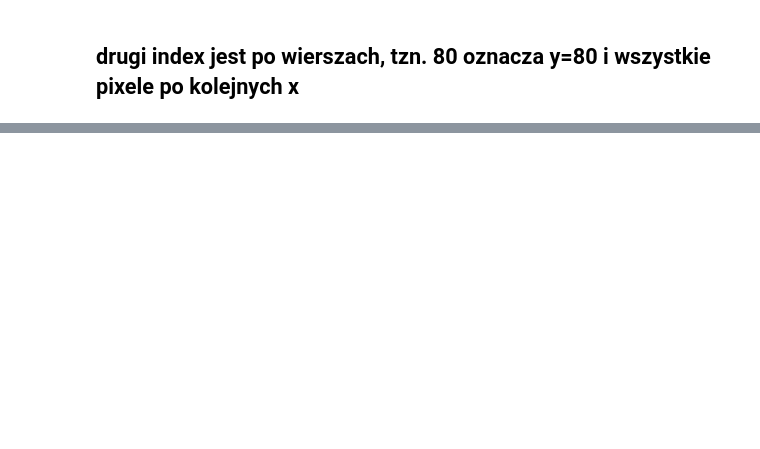
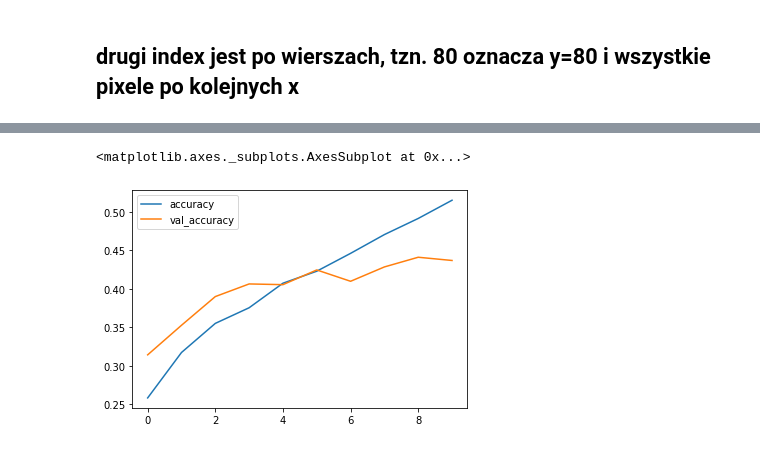
Before and after one commit to j-gorzala/PA-projekt, a Jupyter notebook: PA_projekt.ipynb, the cells around one changed output, grey strips where cells are left out. Cells and saved outputs as stored; diff of their text form; code cells hidden in the pictures; blank space fills up the shorter version.

```diff
--- a/PA_projekt.ipynb
+++ b/PA_projekt.ipynb
@@ -168,6 +187,8 @@ Images/n02110958-pug/n02110958_11870.jpg
 # %%
-train_labels = np.array([breed.split('/')[1].split('-', 1)[1] for breed in images_path_train])
-test_labels = np.array([breed.split('/')[1].split('-', 1)[1] for breed in images_path_test])
+# Tworzenie df z liczbą zdjęć dla poszczególynch ras
+
+train_labels = np.array([breed.split('/')[1].split('-')[2] for breed in images_path_train])
+test_labels = np.array([breed.split('/')[1].split('-')[2] for breed in images_path_test])
 
 train_count_df = pd.DataFrame.from_dict(collections.Counter(train_labels), orient='index', columns=['count']).sort_values(['count'], ascending=False)
 test_count_df = pd.DataFrame.from_dict(collections.Counter(test_labels), orient='index', columns=['count']).sort_values(['count'], ascending=False)
@@ -600,0 +238,21 @@ plot_confusion_matrix(test_obs_cls, test_pred_cls)
+# %%
+model = Sequential()
+
+model.add(Conv2D(filters=32, kernel_size=(4,4), padding='same', activation='relu', input_shape=(80,80,3)))
+model.add(MaxPooling2D(pool_size=(2,2)))
+model.add(Dropout(0.25))
+
+model.add(Conv2D(filters=64, kernel_size=(4,4), padding='same', activation='relu'))
+model.add(MaxPooling2D(pool_size=(2,2)))
+model.add(Dropout(0.25))
+
+#model.add(Conv2D(filters=120, kernel_size=(5,5), padding='same', activation='relu'))
+#model.add(MaxPooling2D(pool_size=(2,2)))
+#model.add(Dropout(0.25))
+
+model.add(Flatten())
+model.add(Dense(128, activation='relu'))
+model.add(Dropout(0.25))
+model.add(Dense(10, activation="softmax"))
+
+model.summary()
@@ -600,0 +277,7 @@ plot_confusion_matrix(test_obs_cls, test_pred_cls)
+# %%
+model.compile(optimizer='adam',
+              loss=keras.losses.SparseCategoricalCrossentropy(from_logits=True),
+              metrics=['accuracy'])
+
+history = model.fit(train, train_labels_bin, epochs=10,
+                      validation_data=(test, test_labels_bin))
@@ -600,0 +306,3 @@ plot_confusion_matrix(test_obs_cls, test_pred_cls)
+# %%
+metrics_df = pd.DataFrame(history.history)
+metrics_df.tail()
@@ -600,0 +316,5 @@ plot_confusion_matrix(test_obs_cls, test_pred_cls)
+# %%
+metrics_df[["accuracy","val_accuracy"]].plot()
+# %% [output]
+<matplotlib.axes._subplots.AxesSubplot at 0x...>
+[figure, added]
```
Also changed, not shown: parts of 51 cells of this notebook.
